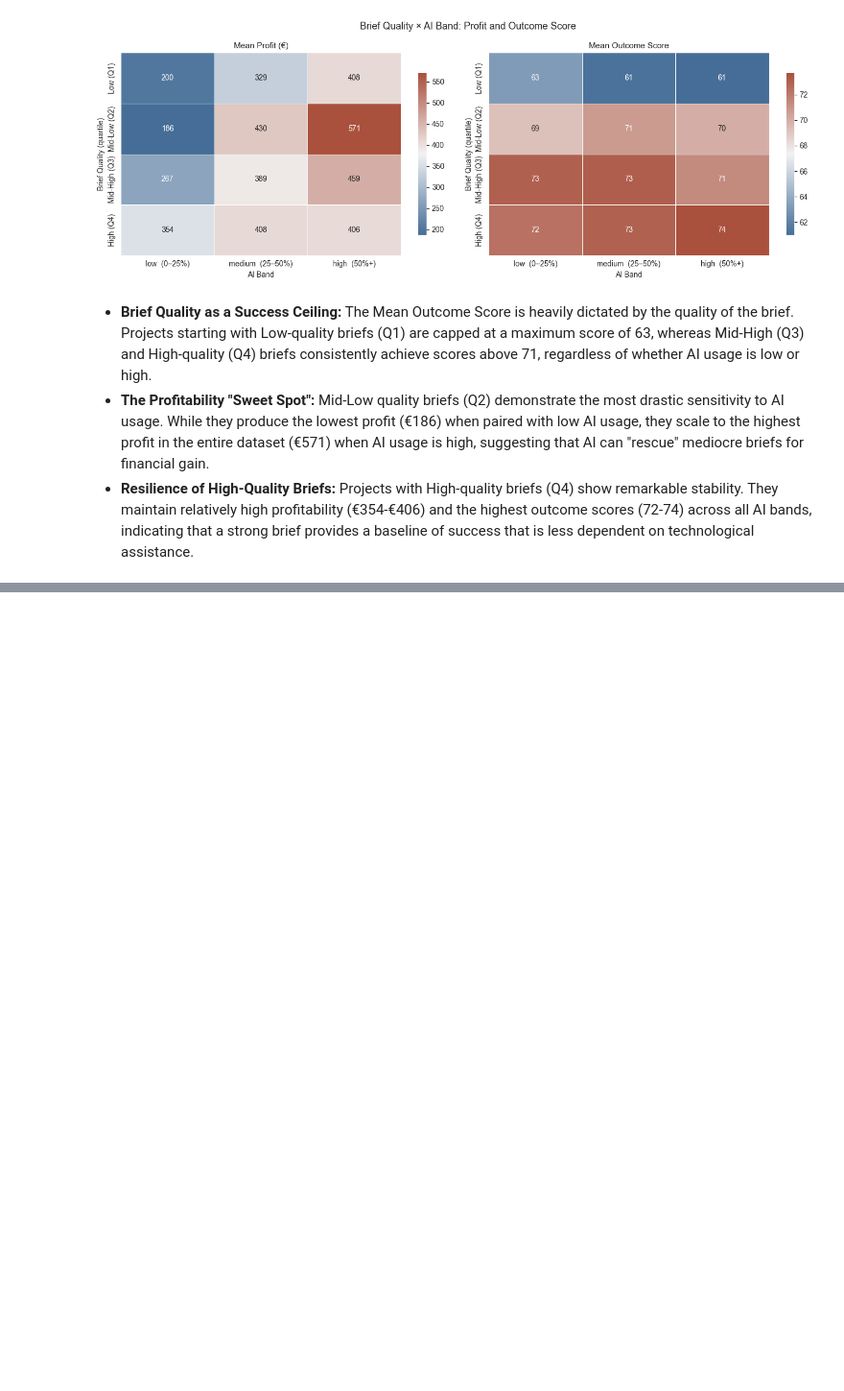
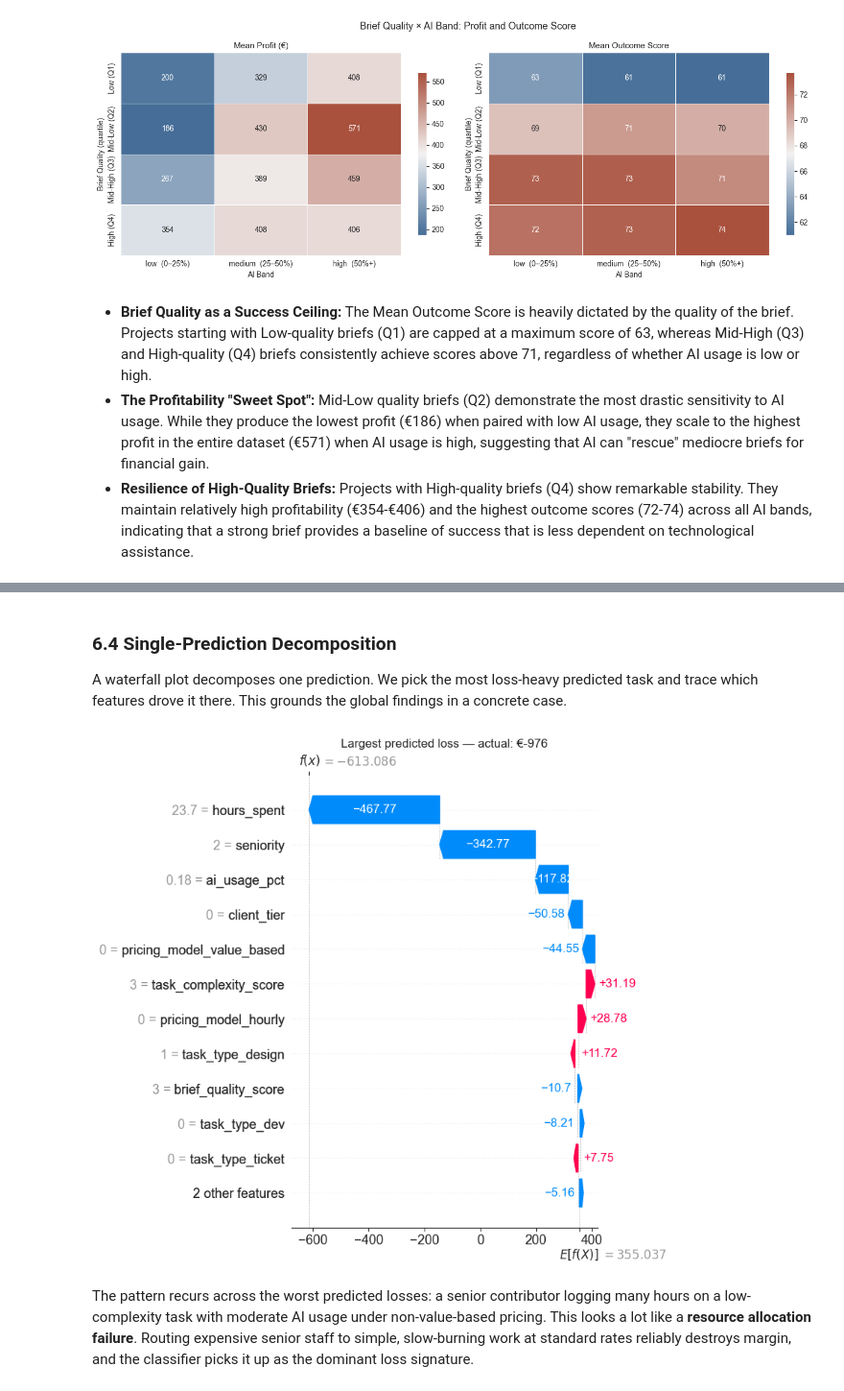
Before and after one commit to tabbba/Machine-Learning-810161, a Jupyter notebook: main.ipynb, the cells around one changed output, grey strips where cells are left out. Shown at 96% size. Saved outputs shown, nothing was run; the diff lists cells and outputs as text; code cells hidden in the pictures; blank space fills up the shorter version.

```diff
--- a/eda.ipynb
+++ b/main.ipynb
@@ -1692,0 +2155,19 @@ plt.show()
+# %%
+X_clean = X.drop(columns=[c for c in ZEROED_FEATURES if c in X.columns])
+
+X_train, X_test, y_reg_train, y_reg_test, y_clf_train, y_clf_test = train_test_split(
+    X_clean, y_reg, y_clf, test_size=0.2, random_state=42,
+)
+
+hours_col = [c for c in X_clean.columns if "hours_spent" in c and c != "rework_hours"][0]
+hours_p99 = X_train[hours_col].quantile(0.99)
+X_train[hours_col] = X_train[hours_col].clip(upper=hours_p99)
+X_test[hours_col]  = X_test[hours_col].clip(upper=hours_p99)
+
+profit_p01 = y_reg_train.quantile(0.01)
+profit_p99 = y_reg_train.quantile(0.99)
+y_reg_train_w = y_reg_train.clip(profit_p01, profit_p99)
+y_reg_test_w  = y_reg_test.clip(profit_p01, profit_p99)
+
+print(f"Train: {X_train.shape[0]}  Test: {X_test.shape[0]}  Features: {X_train.shape[1]}")
+print(f"Hours capped at {hours_p99:.0f}h  |  Profit capped at [{profit_p01:.0f}, {profit_p99:.0f}]\u20ac")
@@ -1692,0 +2360,25 @@ plt.show()
+# %% [markdown]
+### 6.4 Single-Prediction Decomposition
+
+A waterfall plot decomposes one prediction. We pick the most loss-heavy predicted task
+and trace which features drove it there. This grounds the global findings in a concrete
+case.
+# %%
+worst_idx = int(np.argmin(rf_reg.predict(X_test)))
+
+fig = plt.figure(figsize=(10, 6))
+shap.plots.waterfall(shap_reg[worst_idx], max_display=12, show=False)
+plt.title(
+    f"Largest predicted loss \u2014 actual: \u20ac{y_reg_test_w.iloc[worst_idx]:.0f}",
+    fontsize=12,
+)
+plt.tight_layout()
+plt.show()
+# %% [output]
+[figure, added]
+# %% [markdown]
+The pattern recurs across the worst predicted losses: a senior contributor logging many
+hours on a low-complexity task with moderate AI usage under non-value-based pricing.
+This looks a lot like a **resource allocation failure**. Routing expensive senior staff
+to simple, slow-burning work at standard rates reliably destroys margin, and the
+classifier picks it up as the dominant loss signature.
```
Also changed, not shown: parts of 42 cells of this notebook, 5 other files.
